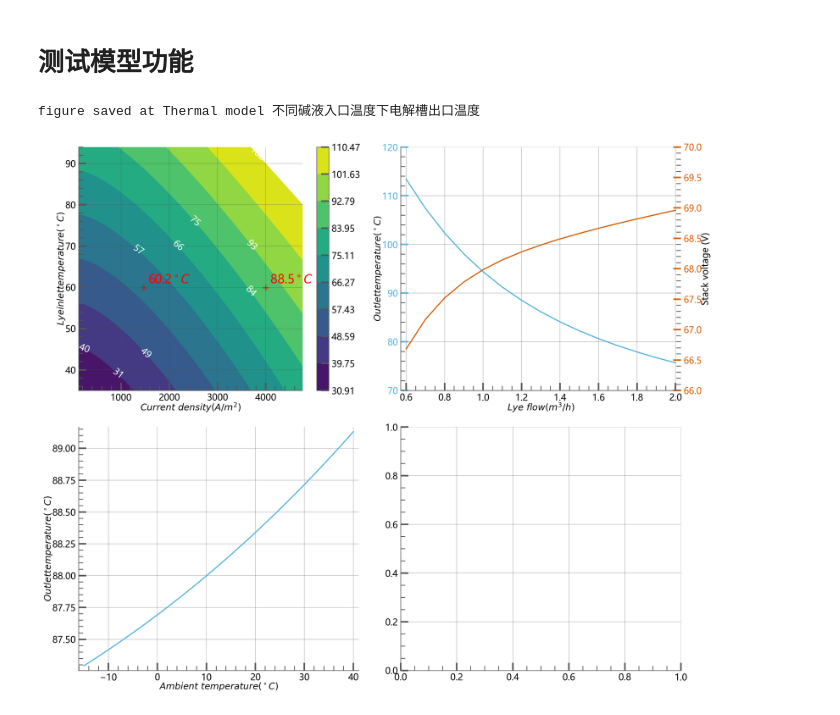
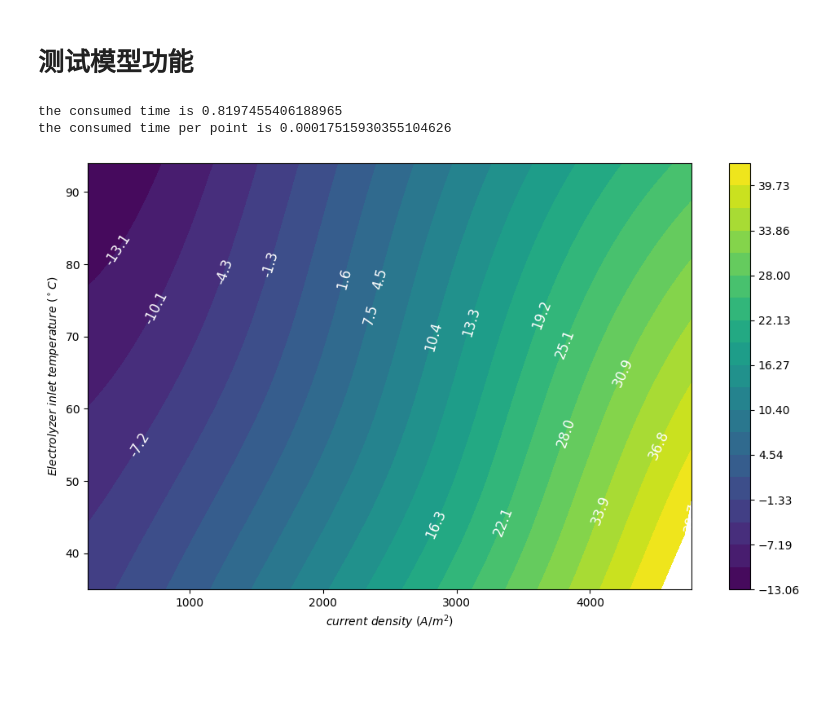
Before and after one commit to GustavHenry/Electrolyzer-dynamic-model, a Jupyter notebook: src/Thermal model test.ipynb, the cells around one changed output. Drawn from its saved outputs; the diff is of its cells as text; code cells hidden in the pictures; blank space fills up the shorter version.

```diff
--- a/src/Thermal model test.ipynb
+++ b/src/Thermal model test.ipynb
@@ -309,8 +95,9 @@ class Model_output_temperature_different_lye_temperature(Plotter):
-# %%
-Model_output_temperature_different_lye_temperature().save()
-# %% [output]
-figure saved at Thermal model 不同碱液入口温度下电解槽出口温度
-[figure, removed]
+# %%
+current_TlyeIn_TlyeOut()
+# %% [output]
+the consumed time is 0.8197455406188965
+the consumed time per point is 0.00017515930355104626
+[figure, added]
 # %%
 lye_flow_range = np.arange(0.6,2.1,0.1)
 current = OperatingCondition.Optimal.current
```
Also changed, not shown: parts of 1 cell of this notebook, 1 other file.
